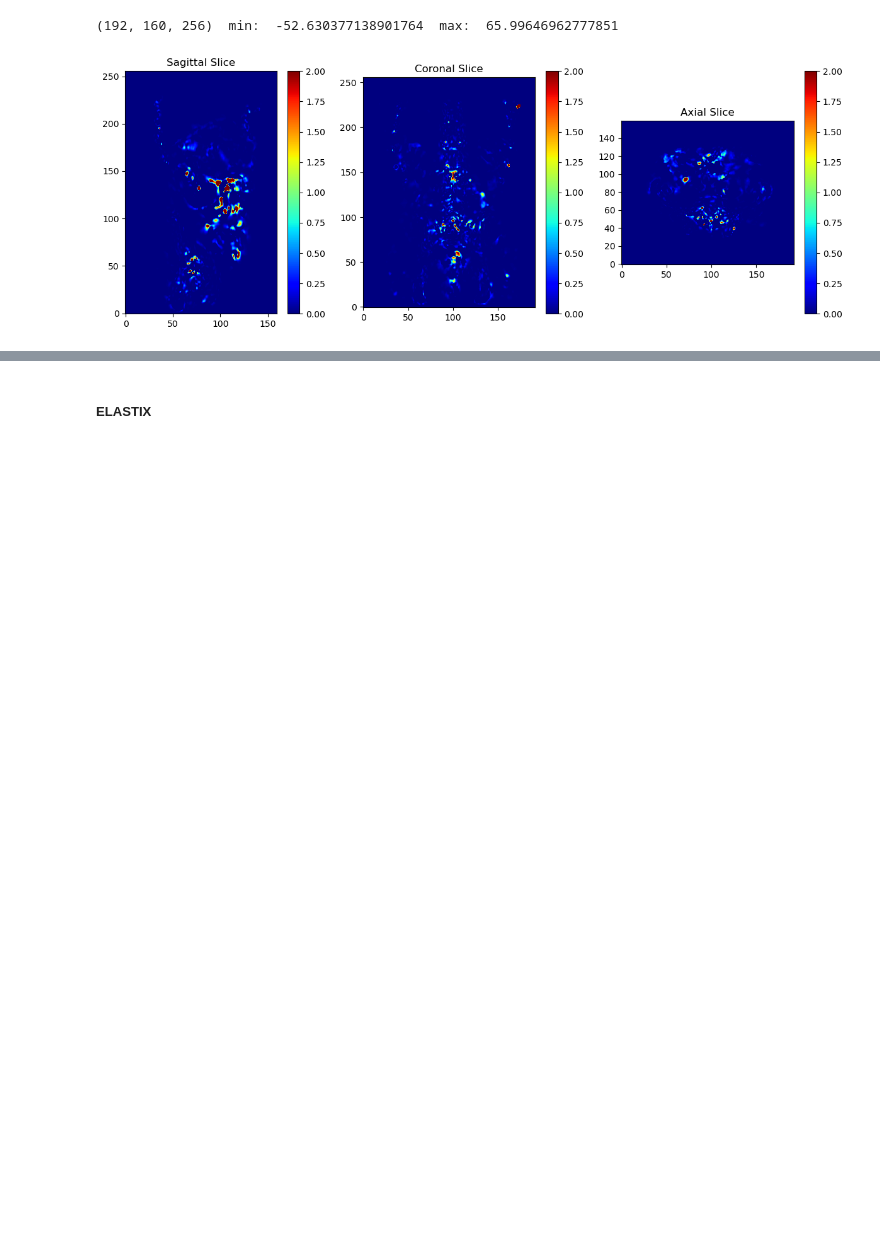
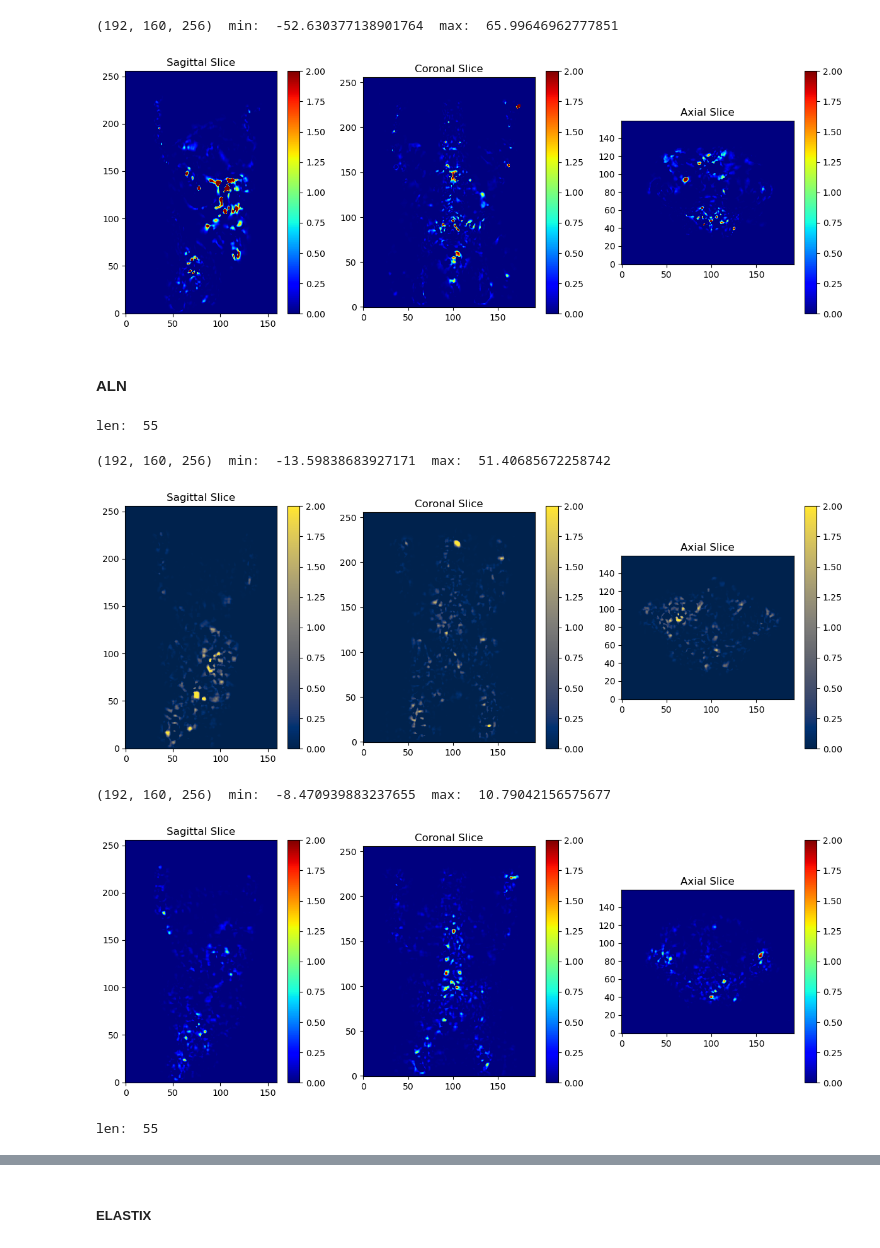
Before and after one commit to ljestaciocerquin/Med_Align_Net, a Jupyter notebook: notebooks/visualization_of_jdet.ipynb, the cells around one changed output, grey strips where cells are left out. Drawn from its saved outputs; the diff is of its cells as text; code cells hidden in the pictures; blank space fills up the shorter version.

Commit message:
Minor changes in visualization_of_jdet.ipynb

```diff
--- a/notebooks/visualization_of_jdet.ipynb
+++ b/notebooks/visualization_of_jdet.ipynb
@@ -134,3 +134,40 @@ visualize_jacobian(img, color_range=color_range)
 [figure]
 (192, 160, 256)  min:  -52.630377138901764  max:  65.99646962777851
 [figure]
+# %% [markdown]
+#### ALN
+# %%
+aln_directory = '/data/groups/beets-tan/l.estacio/Med_Align_Net/Aug12-033920_Abtrain_ALNx1___/'
+aln_jdet_dir  = aln_directory + 'jdet_figures/'
+image_paths   = get_file_paths(aln_directory)
+jdet_paths    = image_paths['jdet.nii.gz']
+jdet_0_path   = jdet_paths[0]
+jdet_54_path  = jdet_paths[54]
+print('len: ', len(jdet_paths))
+# %% [output]
+len:  55
+# %%
+color_range = (0, 2)
+img, _ = load_nifti_image(jdet_0_path)
+print(img.shape, ' min: ', img.min(), ' max: ', img.max())
+visualize_jacobian(img, color_range=color_range, cmap='cividis')
+
+color_range        = (0, 2)
+img, _ = load_nifti_image(jdet_54_path)
+print(img.shape, ' min: ', img.min(), ' max: ', img.max())
+visualize_jacobian(img, color_range=color_range)
+# %% [output]
+(192, 160, 256)  min:  -13.59838683927171  max:  51.40685672258742
+[figure, added]
+(192, 160, 256)  min:  -8.470939883237655  max:  10.79042156575677
+[figure, added]
+# %%
+aln_directory = '/data/groups/beets-tan/l.estacio/Med_Align_Net/Aug29-191908_Abtrain_ALNx3___/'
+aln_jdet_dir  = aln_directory + 'jdet_figures/'
+image_paths   = get_file_paths(aln_directory)
+jdet_paths    = image_paths['jdet.nii.gz']
+jdet_0_path   = jdet_paths[0]
+jdet_54_path  = jdet_paths[54]
+print('len: ', len(jdet_paths))
+# %% [output]
+len:  55
```
Also changed, not shown: parts of 1 cell of this notebook.
